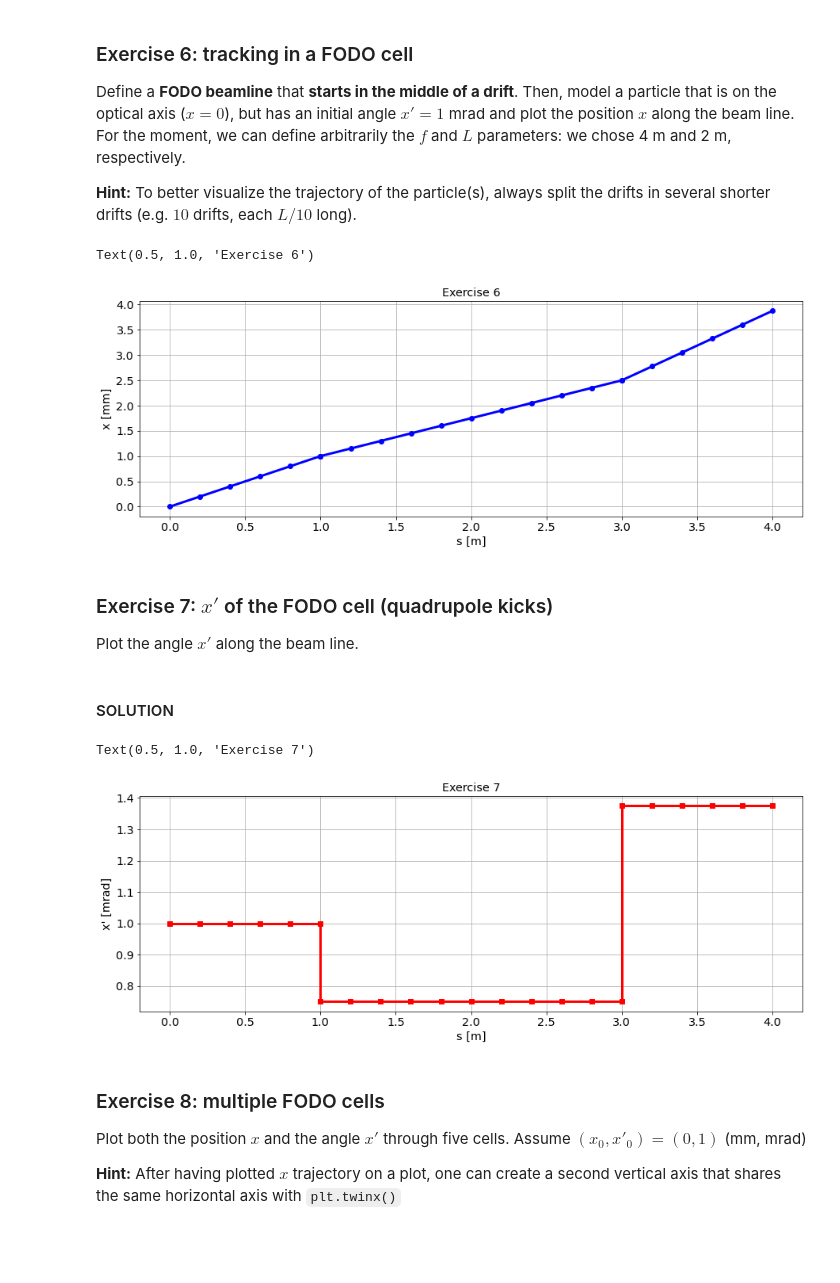
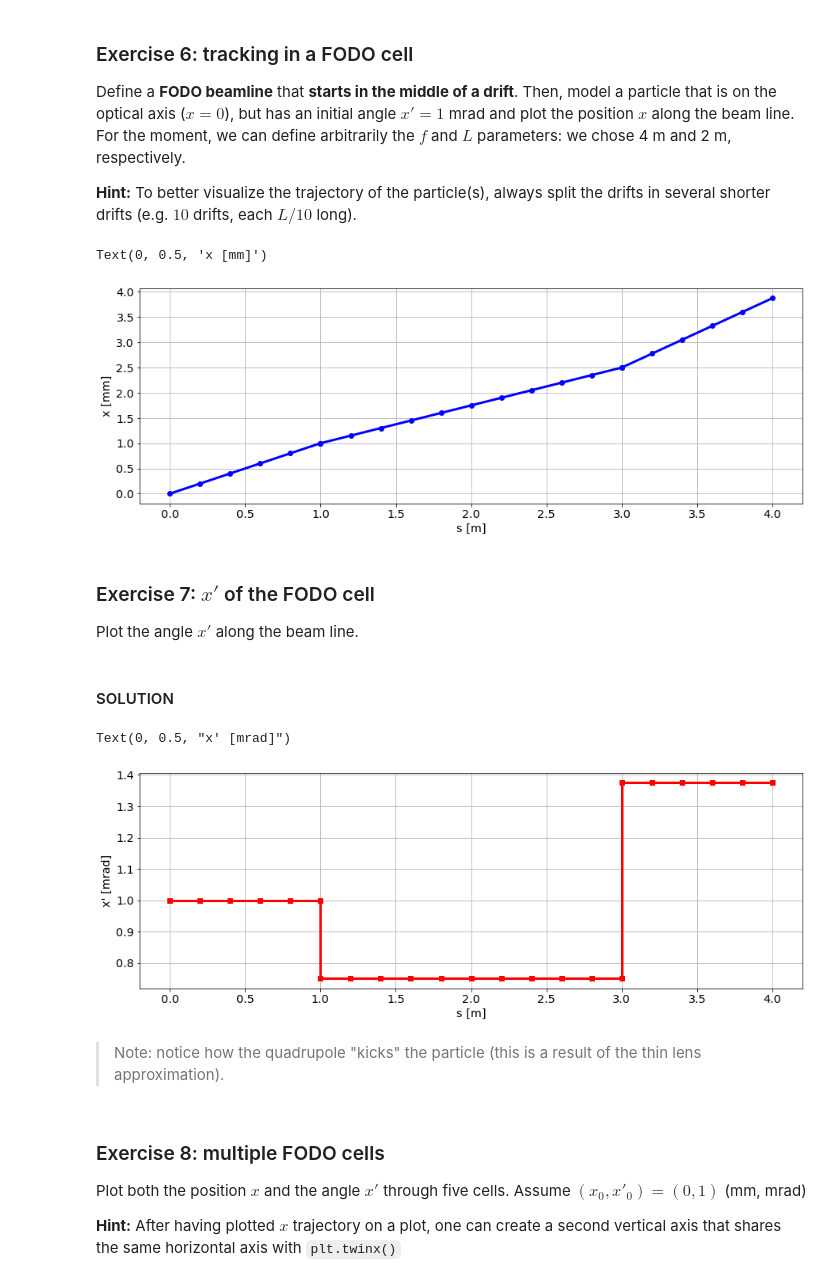
Before and after one commit to tprebiba/accelerators-teaching, a Jupyter notebook: 01_AUTH-2024_Accelerator_Physics/02_Single_Particle_Beamline_SOLUTIONS.ipynb, the cells around one changed output. Saved outputs shown, nothing was run; the diff lists cells and outputs as text; code cells hidden in the pictures; blank space fills up the shorter version.

```diff
--- a/01_AUTH-2024_Accelerator_Physics/02_Single_Particle_Beamline_SOLUTIONS.ipynb
+++ b/01_AUTH-2024_Accelerator_Physics/02_Single_Particle_Beamline_SOLUTIONS.ipynb
@@ -45,34 +46,37 @@ f = 4
 L = 2
 FODO = 5*D(L/10)+Q(f)+10*D(L/(10))+Q(-f)+5*D(L/10)
 # %%
-# track and plot the particle trajectory here...
+# code your solution here...
+
+# track and plot the particle trajectory
 X = np.array([[0],
               [1e-3]])
 
 transported_particles = transportParticles(X, FODO)
 plt.plot(transported_particles['s'], transported_particles['x']*1e3, 'o-b', lw=3)
 plt.grid(True)
 plt.xlabel('s [m]')
 plt.ylabel('x [mm]')
-plt.title('Exercise 6')
 # %% [output]
-Text(0.5, 1.0, 'Exercise 6')
+Text(0, 0.5, 'x [mm]')
-[figure, old version]
+[figure, new version]
 # %% [markdown]
-### Exercise 7: $x'$ of the FODO cell (quadrupole kicks)
+### Exercise 7: $x'$ of the FODO cell
 Plot the angle $x'$ along the beam line.
 # %% [markdown]
 #### SOLUTION
 # %%
-# code here your solution...
+# code your solution here...
+
 plt.plot(transported_particles['s'], transported_particles['xp']*1e3, 's-r', lw=3)
 plt.grid(True)
 plt.xlabel('s [m]')
 plt.ylabel("x' [mrad]")
-plt.title('Exercise 7')
 # %% [output]
-Text(0.5, 1.0, 'Exercise 7')
+Text(0, 0.5, "x' [mrad]")
-[figure, old version]
+[figure, new version]
+# %% [markdown]
+> Note: notice how the quadrupole "kicks" the particle (this is a result of the thin lens approximation).
 # %% [markdown]
 ### Exercise 8: multiple FODO cells
 
```
Also changed, not shown: parts of 8 cells of this notebook.
